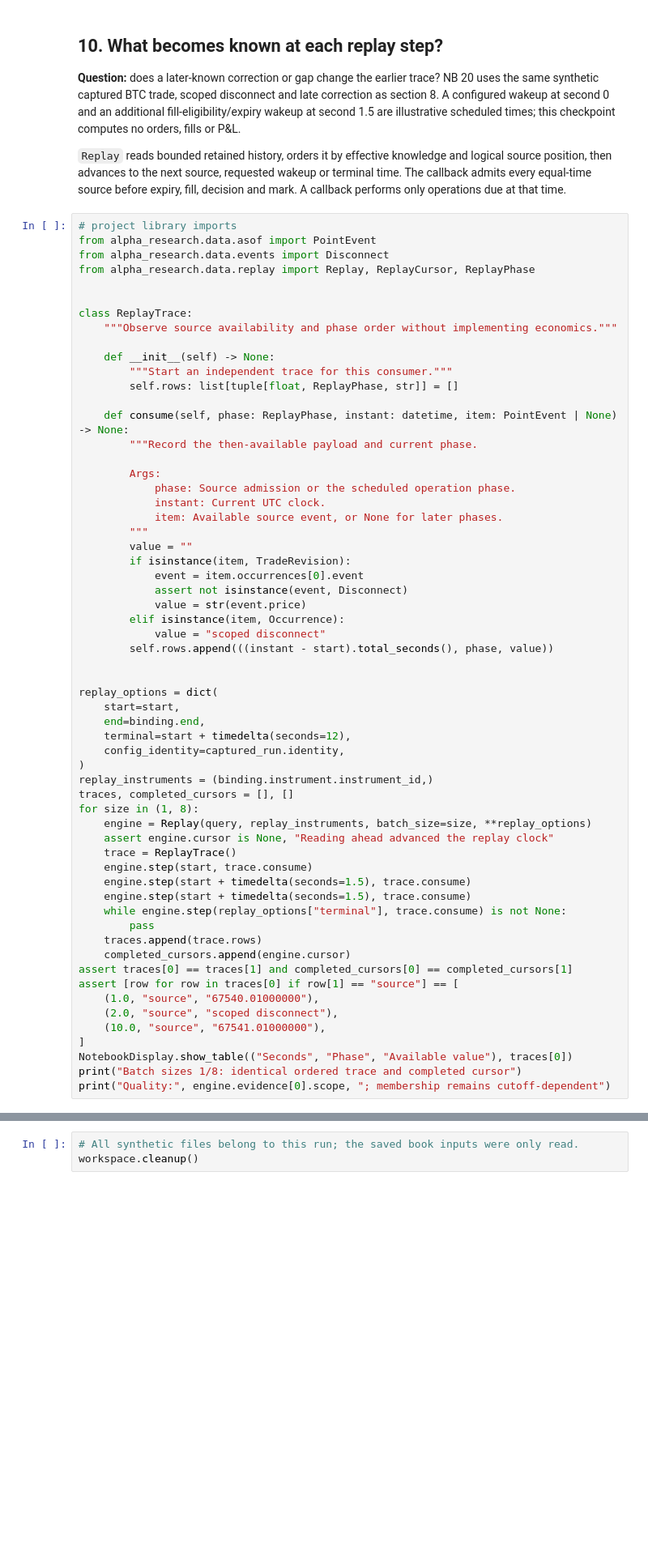
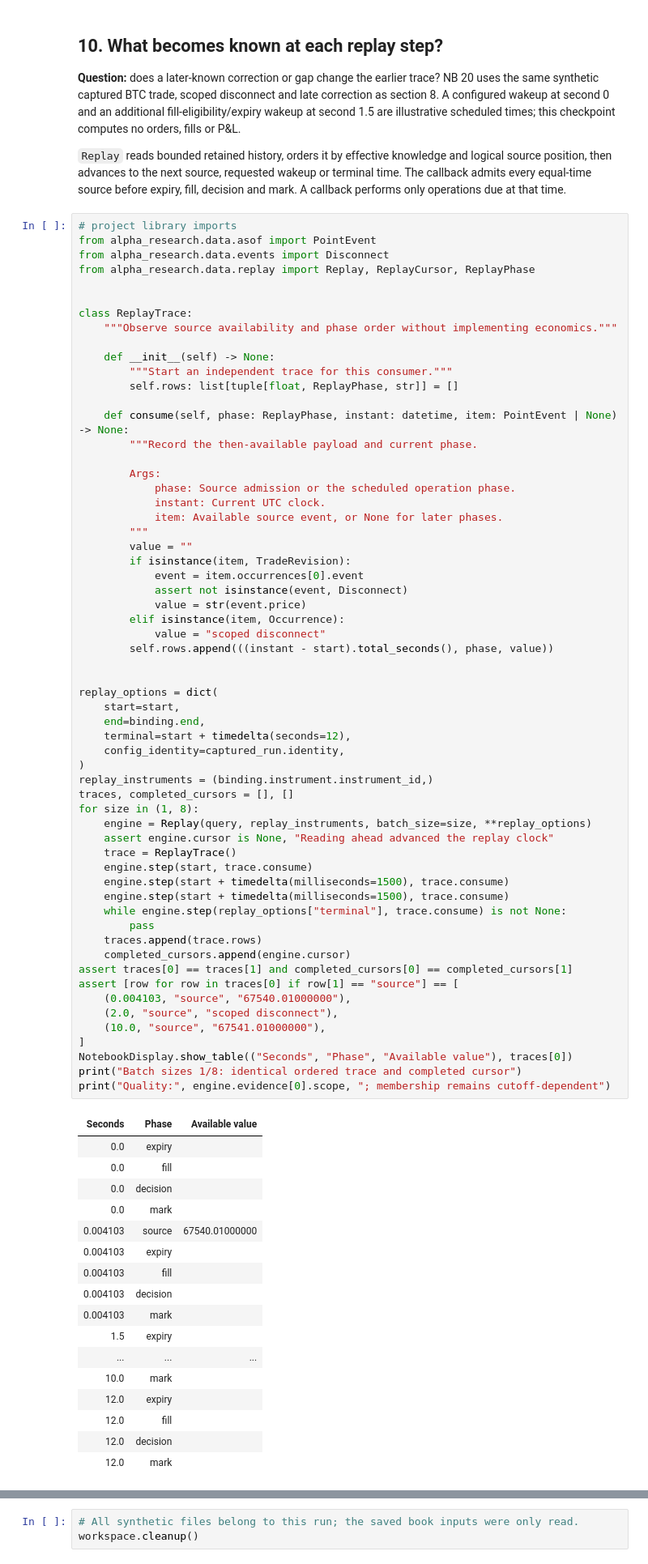
Before and after one commit to lixuanguang/alpha-research-lab-private, a Jupyter notebook: examples/research-foundations.ipynb, the cells around one changed output, grey strips where cells are left out. Shown at 81% size. Cells and saved outputs as stored; diff of their text form; blank space fills up the shorter version.

```diff
--- a/examples/research-foundations.ipynb
+++ b/examples/research-foundations.ipynb
@@ -1186,33 +1350,51 @@ class ReplayTrace:
         elif isinstance(item, Occurrence):
             value = "scoped disconnect"
         self.rows.append(((instant - start).total_seconds(), phase, value))
 
 
 replay_options = dict(
     start=start,
     end=binding.end,
     terminal=start + timedelta(seconds=12),
     config_identity=captured_run.identity,
 )
 replay_instruments = (binding.instrument.instrument_id,)
 traces, completed_cursors = [], []
 for size in (1, 8):
     engine = Replay(query, replay_instruments, batch_size=size, **replay_options)
     assert engine.cursor is None, "Reading ahead advanced the replay clock"
     trace = ReplayTrace()
     engine.step(start, trace.consume)
-    engine.step(start + timedelta(seconds=1.5), trace.consume)
-    engine.step(start + timedelta(seconds=1.5), trace.consume)
+    engine.step(start + timedelta(milliseconds=1500), trace.consume)
+    engine.step(start + timedelta(milliseconds=1500), trace.consume)
     while engine.step(replay_options["terminal"], trace.consume) is not None:
         pass
     traces.append(trace.rows)
     completed_cursors.append(engine.cursor)
 assert traces[0] == traces[1] and completed_cursors[0] == completed_cursors[1]
 assert [row for row in traces[0] if row[1] == "source"] == [
-    (1.0, "source", "67540.01000000"),
+    (0.004103, "source", "67540.01000000"),
     (2.0, "source", "scoped disconnect"),
     (10.0, "source", "67541.01000000"),
 ]
 NotebookDisplay.show_table(("Seconds", "Phase", "Available value"), traces[0])
 print("Batch sizes 1/8: identical ordered trace and completed cursor")
 print("Quality:", engine.evidence[0].scope, "; membership remains cutoff-dependent")
+# %% [output]
+| Seconds | Phase | Available value |
+| 0.0 | expiry |  |
+| 0.0 | fill |  |
+| 0.0 | decision |  |
+| 0.0 | mark |  |
+| 0.004103 | source | 67540.01000000 |
+| 0.004103 | expiry |  |
+| 0.004103 | fill |  |
+| 0.004103 | decision |  |
+| 0.004103 | mark |  |
+| 1.5 | expiry |  |
+| ... | ... | ... |
+| 10.0 | mark |  |
+| 12.0 | expiry |  |
+| 12.0 | fill |  |
+| 12.0 | decision |  |
+| 12.0 | mark |  |
```
Also changed, not shown: parts of 20 cells of this notebook, 2 other files.
